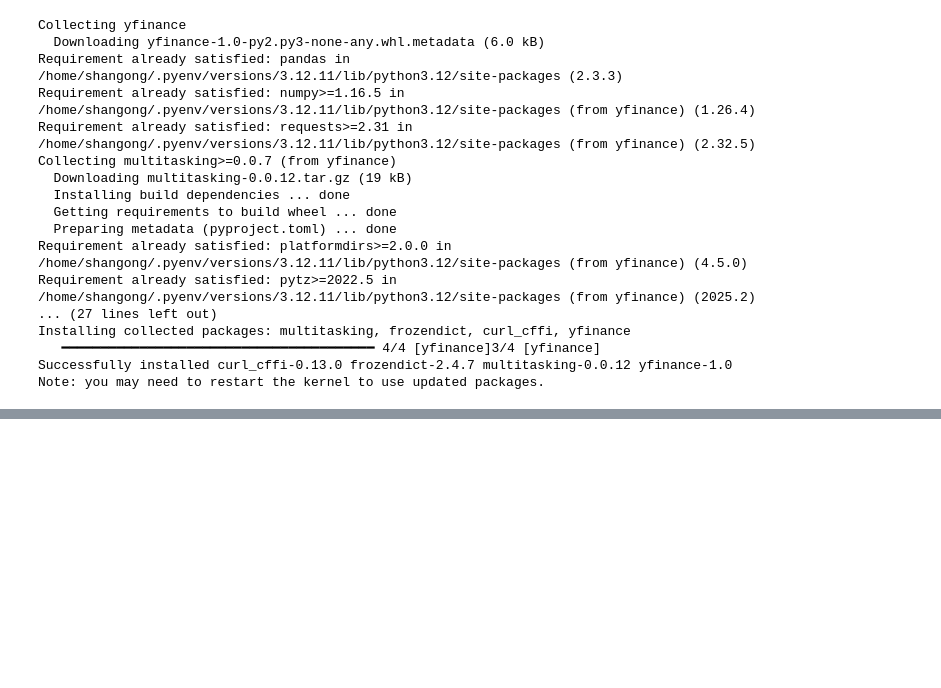
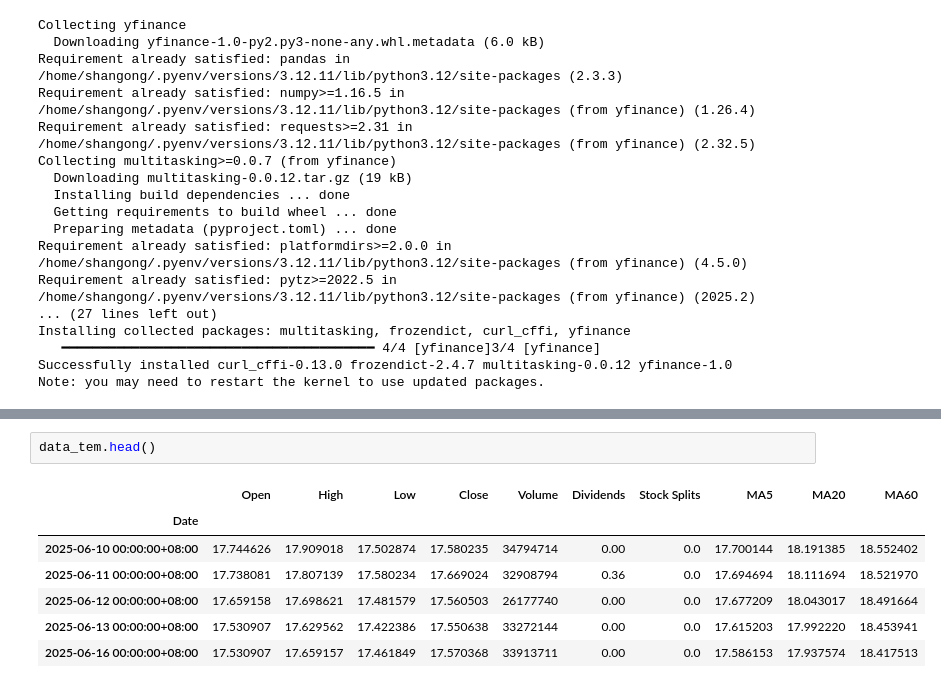
Before and after one commit to msdnqqy/stock_v2510, a Jupyter notebook: src/bottom_reversal_breakout/image_preprocess.ipynb, the cells around one changed output, grey strips where cells are left out. Drawn from its saved outputs; the diff is of its cells as text; blank space fills up the shorter version.

```diff
--- a/src/bottom_reversal_breakout/image_preprocess.ipynb
+++ b/src/bottom_reversal_breakout/image_preprocess.ipynb
@@ -187,0 +290,10 @@ Date
+# %%
+data_tem.head()
+# %% [output]
+|  | Open | High | Low | Close | Volume | Dividends | Stock Splits | MA5 | MA20 | MA60 |
+| Date |  |  |  |  |  |  |  |  |  |  |
+| 2025-06-10 00:00:00+08:00 | 17.744626 | 17.909018 | 17.502874 | 17.580235 | 34794714 | 0.00 | 0.0 | 17.700144 | 18.191385 | 18.552402 |
+| 2025-06-11 00:00:00+08:00 | 17.738081 | 17.807139 | 17.580234 | 17.669024 | 32908794 | 0.36 | 0.0 | 17.694694 | 18.111694 | 18.521970 |
+| 2025-06-12 00:00:00+08:00 | 17.659158 | 17.698621 | 17.481579 | 17.560503 | 26177740 | 0.00 | 0.0 | 17.677209 | 18.043017 | 18.491664 |
+| 2025-06-13 00:00:00+08:00 | 17.530907 | 17.629562 | 17.422386 | 17.550638 | 33272144 | 0.00 | 0.0 | 17.615203 | 17.992220 | 18.453941 |
+| 2025-06-16 00:00:00+08:00 | 17.530907 | 17.659157 | 17.461849 | 17.570368 | 33913711 | 0.00 | 0.0 | 17.586153 | 17.937574 | 18.417513 |
```
Also changed, not shown: parts of 13 cells of this notebook, 7 other files.
